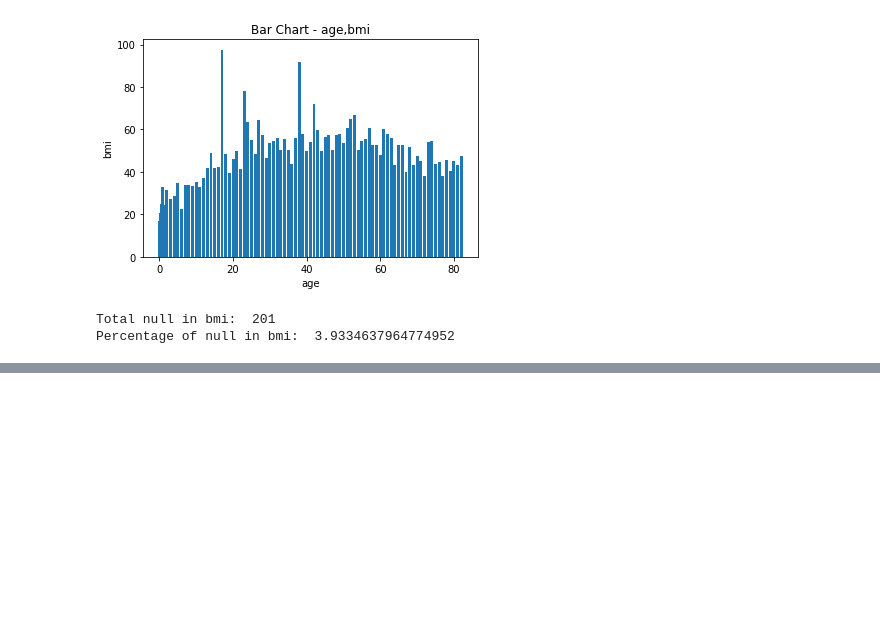
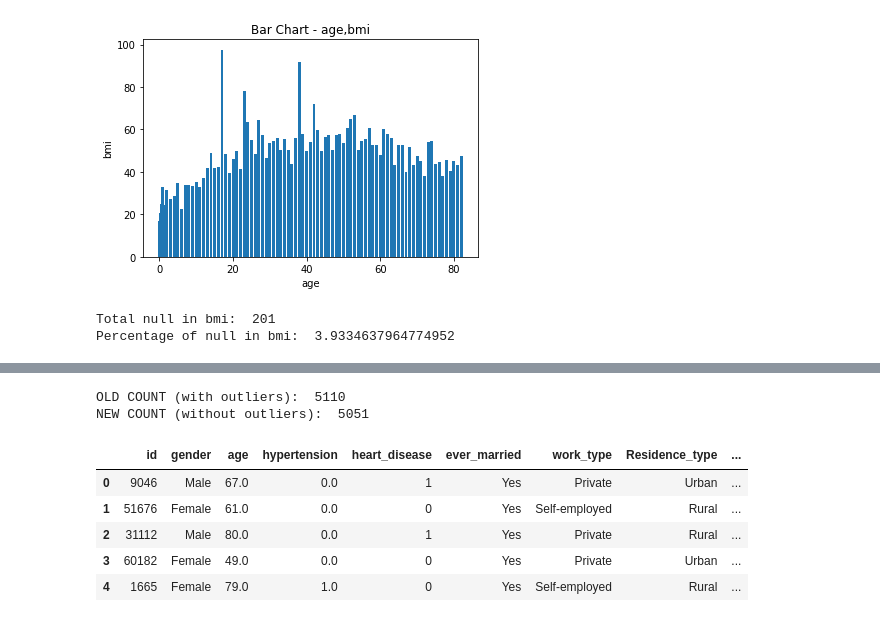
Before and after one commit to utkarsh-kharche-dax/Assignments, a Jupyter notebook: Data Science/DAX-DS-Assignment-2022-Utkarsh_Kharche/Data_Analytics/Data_Analytics.ipynb, the cells around one changed output, grey strips where cells are left out. Saved outputs shown, nothing was run; the diff lists cells and outputs as text; code cells hidden in the pictures; blank space fills up the shorter version.

Commit message:
Data analytics assignment complete

```diff
--- a/Data Science/DAX-DS-Assignment-2022-Utkarsh_Kharche/Data_Analytics/Data_Analytics.ipynb
+++ b/Data Science/DAX-DS-Assignment-2022-Utkarsh_Kharche/Data_Analytics/Data_Analytics.ipynb
@@ -95,0 +122,26 @@ df['bmi'] = df['bmi'].fillna(df["bmi"].mode())
+# %%
+print("OLD COUNT (with outliers): ",df["bmi"].count())
+# REMOVING OUTLIERS
+df = df[(df['z_score_bmi'] < 3) & (df['z_score_bmi'] > -3)]
+print("NEW COUNT (without outliers): ",df["bmi"].count())
+# %% [output]
+OLD COUNT (with outliers):  5110
+NEW COUNT (without outliers):  5051
+# %%
+# 4	Perform Scaling on all numerical columns(3)
+
+from sklearn.preprocessing import MinMaxScaler
+
+scaler = MinMaxScaler()
+
+# Scaling the Price column of the created dataFrame and storing
+# the result in ScaledPrice Column
+df[["scaled_age", "hypertension","scaled_heart_disease","scaled_avg_glucose_level","scaled_bmi","scaled_stroke"]] = scaler.fit_transform(df[["age", "hypertension","heart_disease","avg_glucose_level","bmi","stroke"]])
+df.head()
+# %% [output]
+|  | id | gender | age | hypertension | heart_disease | ever_married | work_type | Residence_type | ... |
+| 0 | 9046 | Male | 67.0 | 0.0 | 1 | Yes | Private | Urban | ... |
+| 1 | 51676 | Female | 61.0 | 0.0 | 0 | Yes | Self-employed | Rural | ... |
+| 2 | 31112 | Male | 80.0 | 0.0 | 1 | Yes | Private | Rural | ... |
+| 3 | 60182 | Female | 49.0 | 0.0 | 0 | Yes | Private | Urban | ... |
+| 4 | 1665 | Female | 79.0 | 1.0 | 0 | Yes | Self-employed | Rural | ... |
```
Also changed, not shown: parts of 6 cells of this notebook.
